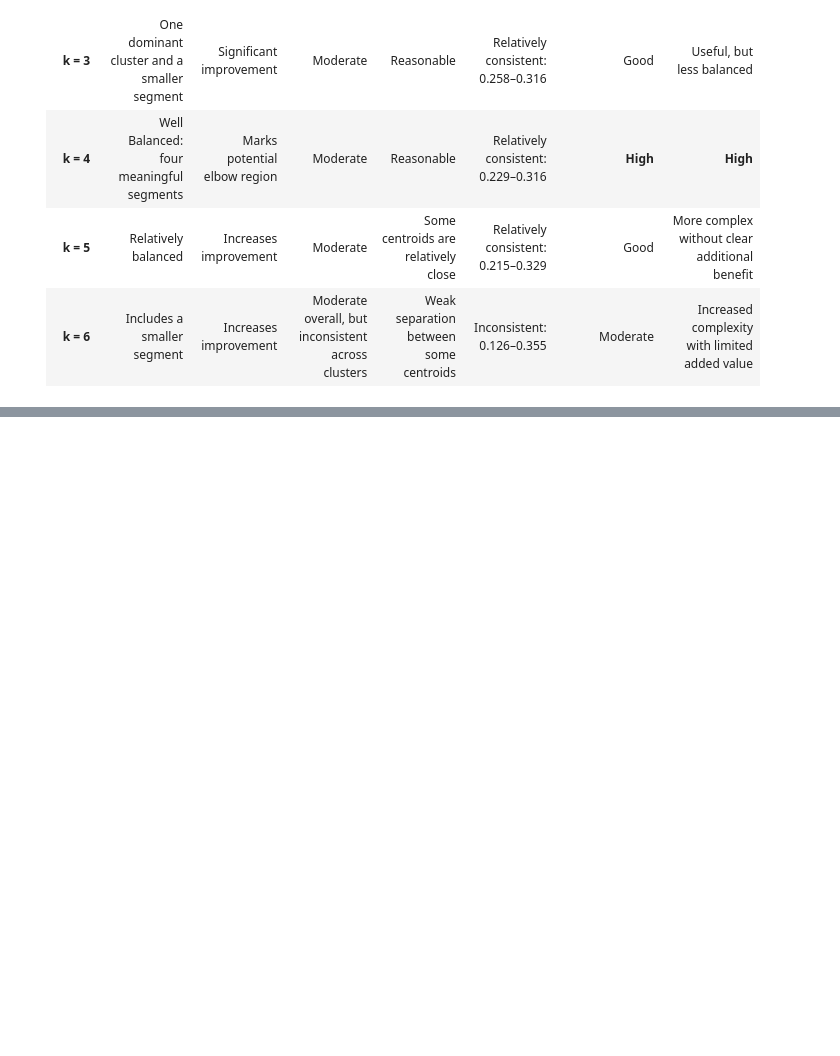
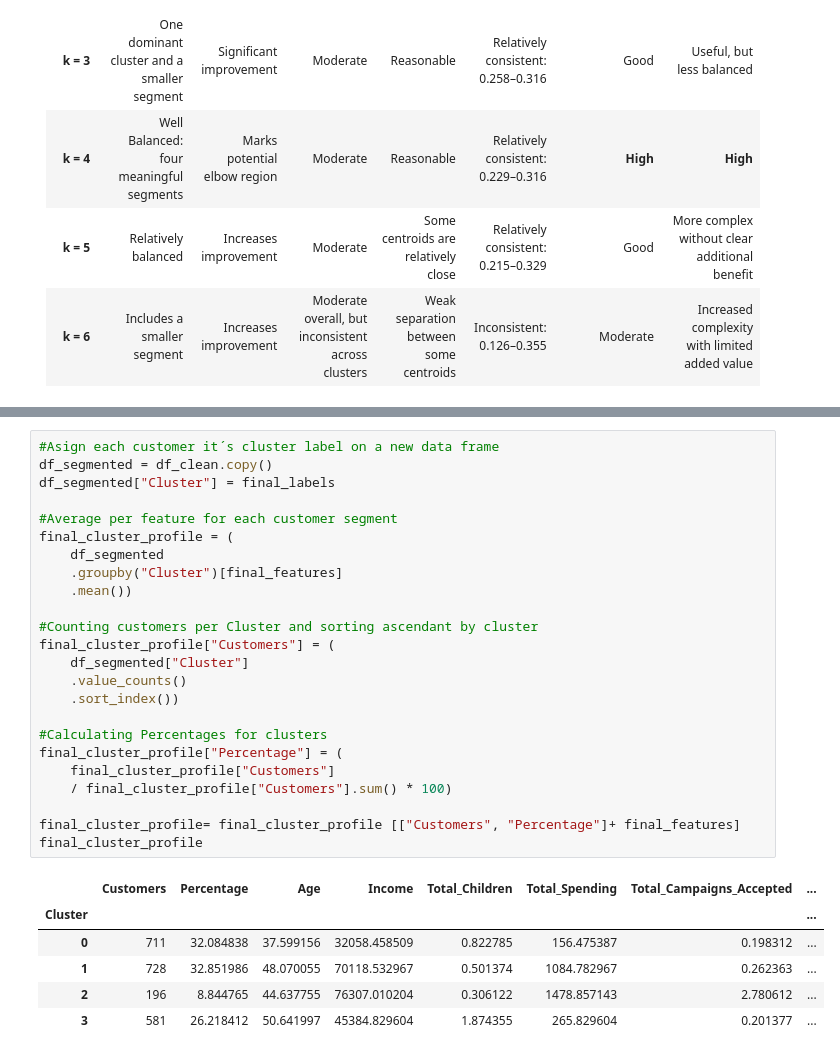
Before and after one commit to fridacarbajalordonez/customer-segmentation-kmeans, a Jupyter notebook: notebooks/customer_segmentation.ipynb, the cells around one changed output, grey strips where cells are left out. Drawn from its saved outputs; the diff is of its cells as text; blank space fills up the shorter version.

Commit message:
Data lading

```diff
--- a/notebooks/customer_segmentation.ipynb
+++ b/notebooks/customer_segmentation.ipynb
@@ -2115,0 +2135,31 @@ The table below compares each model
+# %%
+#Asign each customer it´s cluster label on a new data frame
+df_segmented = df_clean.copy()
+df_segmented["Cluster"] = final_labels
+
+#Average per feature for each customer segment
+final_cluster_profile = (
+    df_segmented
+    .groupby("Cluster")[final_features]
+    .mean())
+
+#Counting customers per Cluster and sorting ascendant by cluster
+final_cluster_profile["Customers"] = (
+    df_segmented["Cluster"]
+    .value_counts()
+    .sort_index())
+
+#Calculating Percentages for clusters
+final_cluster_profile["Percentage"] = (
+    final_cluster_profile["Customers"]
+    / final_cluster_profile["Customers"].sum() * 100)
+
+final_cluster_profile= final_cluster_profile [["Customers", "Percentage"]+ final_features]
+final_cluster_profile
+# %% [output]
+|  | Customers | Percentage | Age | Income | Total_Children | Total_Spending | Total_Campaigns_Accepted | ... |
+| Cluster |  |  |  |  |  |  |  | ... |
+| 0 | 711 | 32.084838 | 37.599156 | 32058.458509 | 0.822785 | 156.475387 | 0.198312 | ... |
+| 1 | 728 | 32.851986 | 48.070055 | 70118.532967 | 0.501374 | 1084.782967 | 0.262363 | ... |
+| 2 | 196 | 8.844765 | 44.637755 | 76307.010204 | 0.306122 | 1478.857143 | 2.780612 | ... |
+| 3 | 581 | 26.218412 | 50.641997 | 45384.829604 | 1.874355 | 265.829604 | 0.201377 | ... |
```
Also changed, not shown: parts of 23 cells of this notebook.
